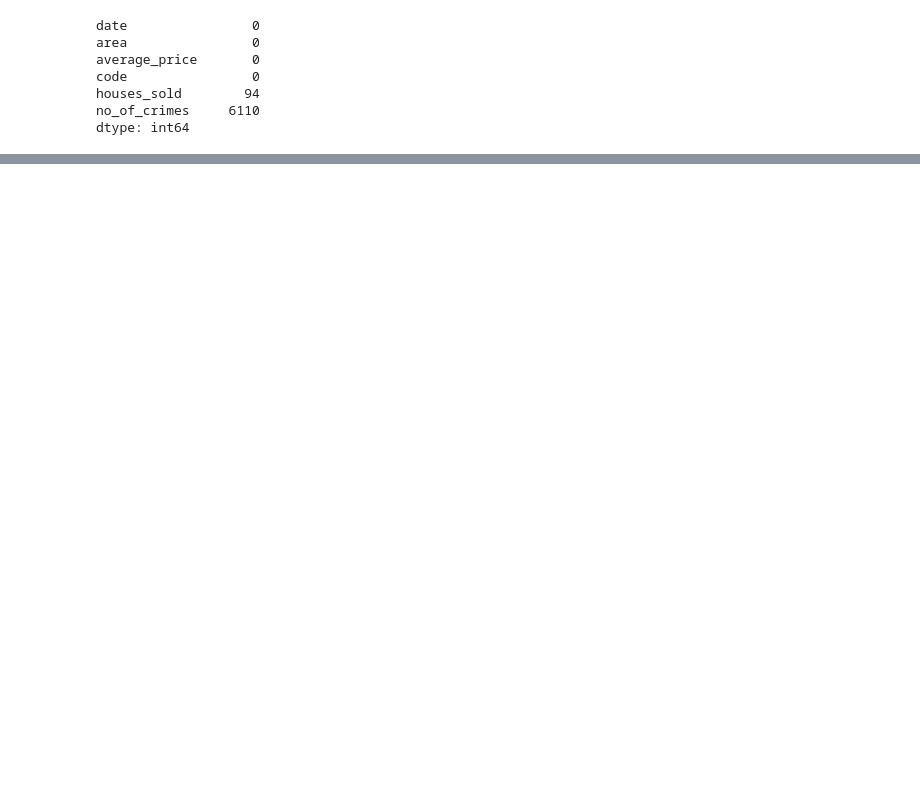
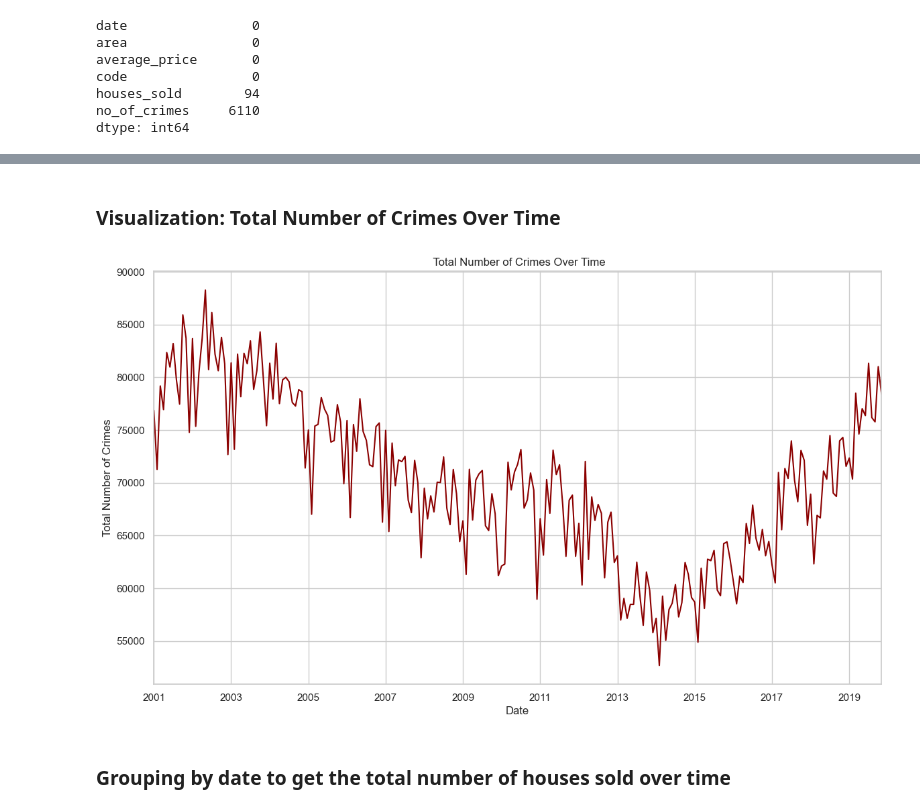
Before and after one commit to georgezacharia/london_housing_analysis_python, a Jupyter notebook: london_housing_analysis.ipynb, the cells around one changed output, grey strips where cells are left out. Drawn from its saved outputs; the diff is of its cells as text; code cells hidden in the pictures; blank space fills up the shorter version.

```diff
--- a/london_housing_analysis.ipynb
+++ b/london_housing_analysis.ipynb
@@ -374,0 +268,14 @@ Name: count, dtype: int64
+# %%
+crime_over_time = data_cleaned.groupby('date')['no_of_crimes'].sum()
+# %% [markdown]
+### Visualization: Total Number of Crimes Over Time
+# %%
+plt.figure(figsize=(14, 8))
+crime_over_time.plot(kind='line', color='darkred')
+plt.title(' Total Number of Crimes Over Time')
+plt.xlabel('Date')
+plt.ylabel('Total Number of Crimes')
+plt.grid(True)
+plt.show()
+# %% [output]
+[figure, added]
@@ -374,0 +284,2 @@ Name: count, dtype: int64
+# %% [markdown]
+### Grouping by date to get the total number of houses sold over time
```
Also changed, not shown: parts of 140 cells of this notebook.
